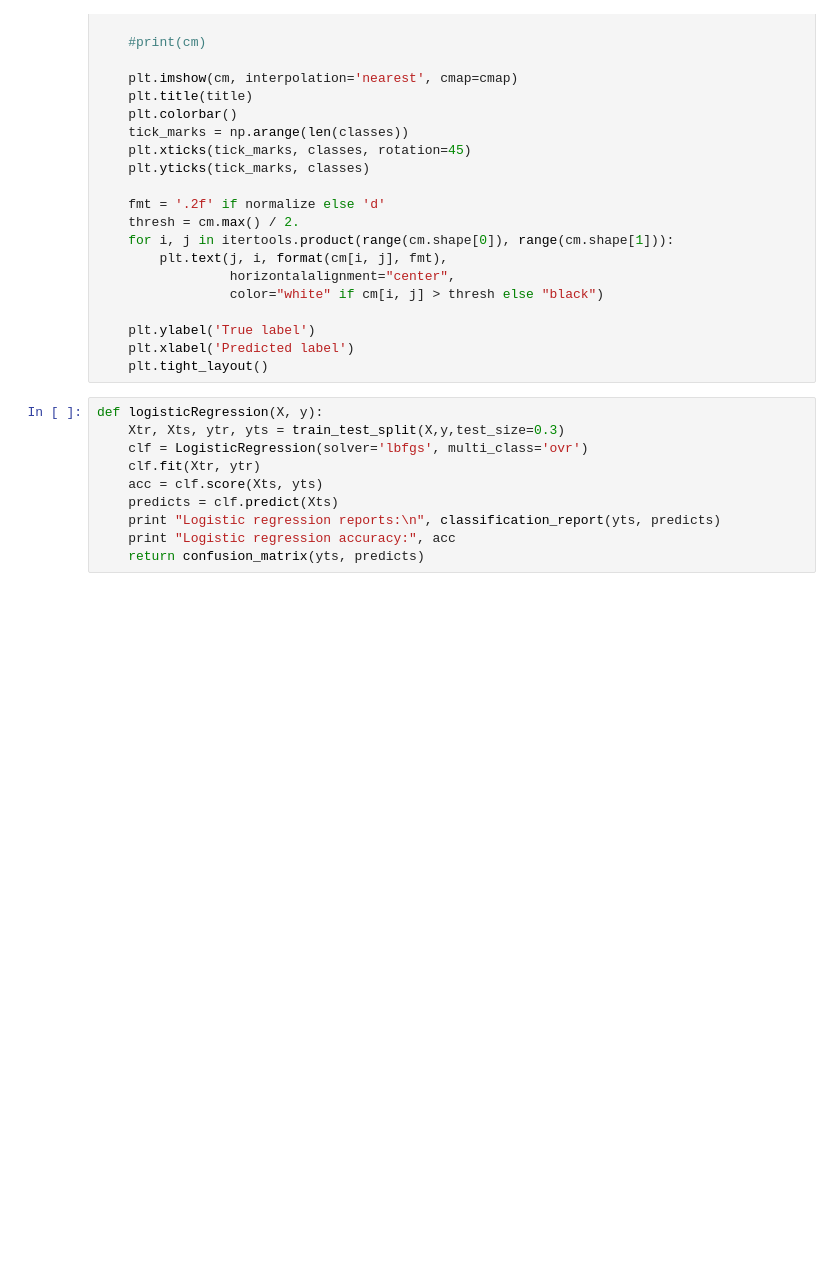
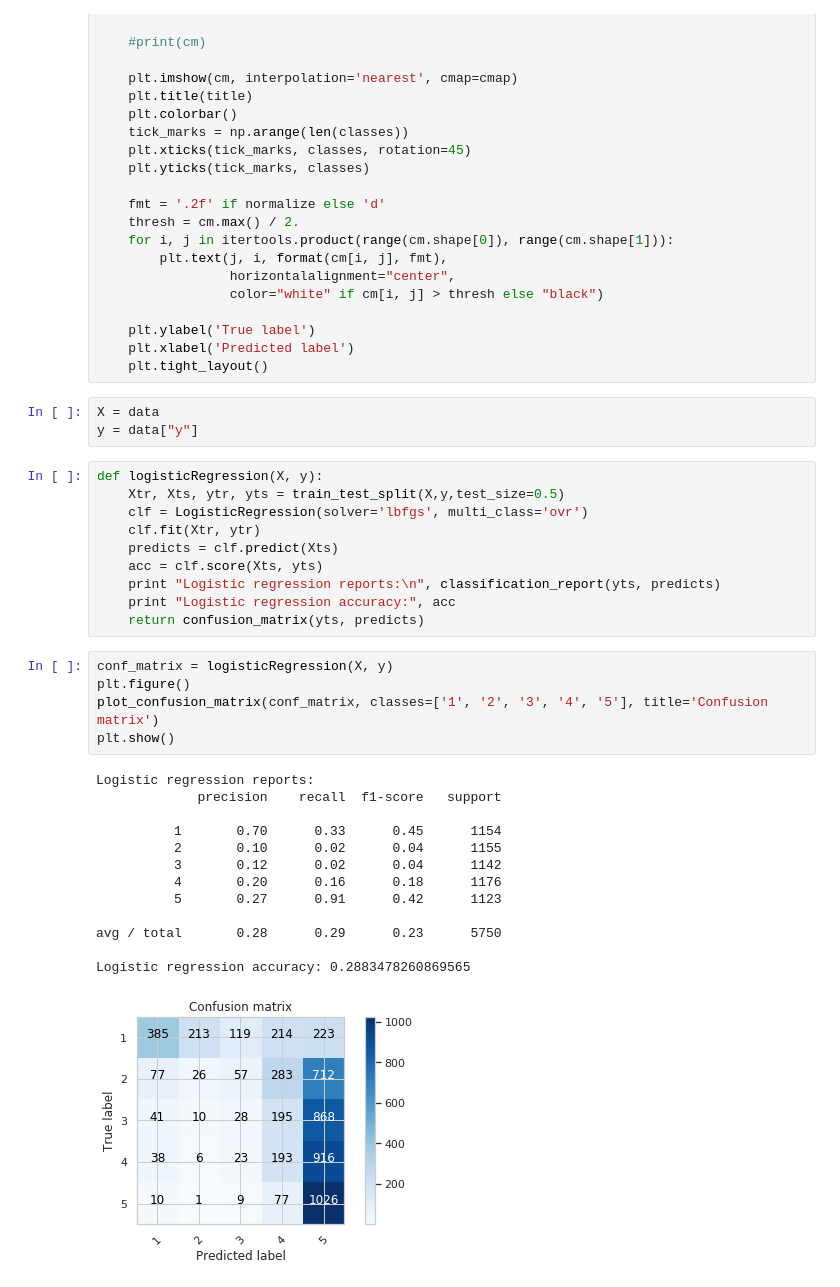
Before and after one commit to cwhite98/FinalProjectML, a Jupyter notebook: Test.ipynb, the cells around one changed output. Drawn from its saved outputs; the diff is of its cells as text; blank space fills up the shorter version.

```diff
--- a/Test.ipynb
+++ b/Test.ipynb
@@ -62,16 +66,38 @@ def plot_confusion_matrix(cm, classes,
     plt.ylabel('True label')
     plt.xlabel('Predicted label')
     plt.tight_layout()
+# %%
+X = data
+y = data["y"]
 # %%
 def logisticRegression(X, y):
-    Xtr, Xts, ytr, yts = train_test_split(X,y,test_size=0.3)
+    Xtr, Xts, ytr, yts = train_test_split(X,y,test_size=0.5)
     clf = LogisticRegression(solver='lbfgs', multi_class='ovr')
     clf.fit(Xtr, ytr)
+    predicts = clf.predict(Xts)
     acc = clf.score(Xts, yts)
-    predicts = clf.predict(Xts)
     print "Logistic regression reports:\n", classification_report(yts, predicts)
     print "Logistic regression accuracy:", acc
     return confusion_matrix(yts, predicts)
+# %%
+conf_matrix = logisticRegression(X, y)
+plt.figure()
+plot_confusion_matrix(conf_matrix, classes=['1', '2', '3', '4', '5'], title='Confusion matrix')
+plt.show()
+# %% [output]
+Logistic regression reports:
+             precision    recall  f1-score   support
+
+          1       0.70      0.33      0.45      1154
+          2       0.10      0.02      0.04      1155
+          3       0.12      0.02      0.04      1142
+          4       0.20      0.16      0.18      1176
+          5       0.27      0.91      0.42      1123
+
+avg / total       0.28      0.29      0.23      5750
+
+Logistic regression accuracy: 0.2883478260869565
+[figure, added]
 # %%
 def svm(X, y):
     print "calculating..."
```
Also changed, not shown: parts of 10 cells of this notebook.
